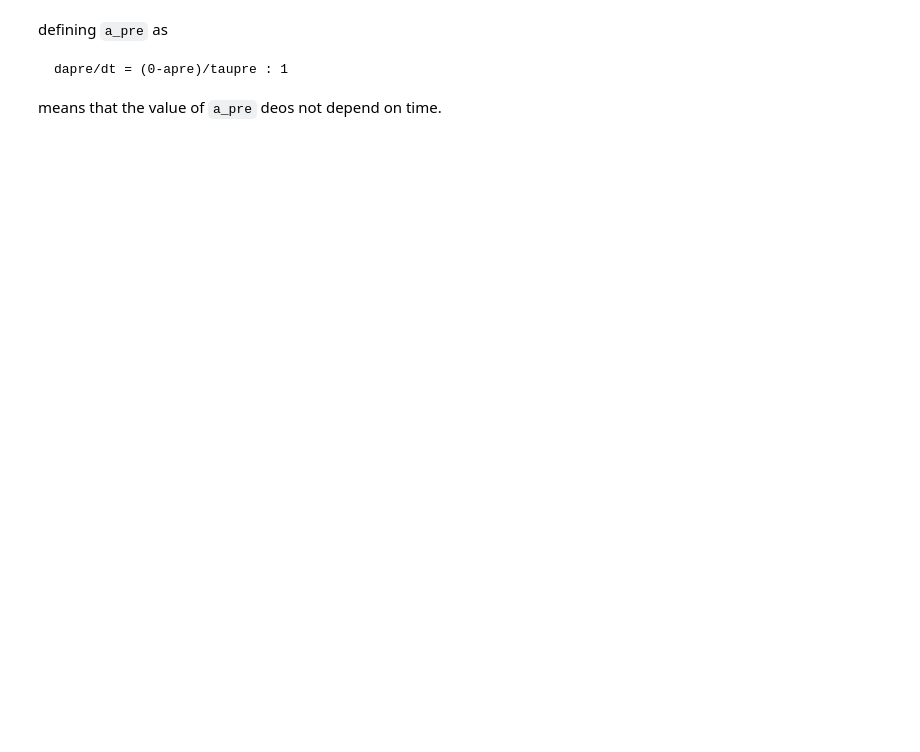
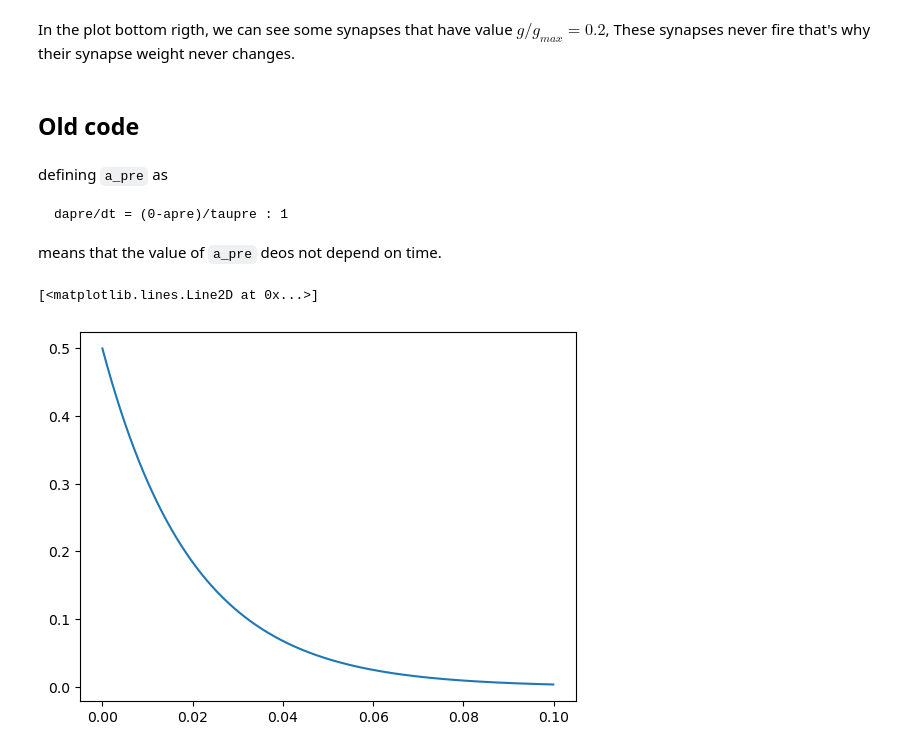
Before and after one commit to mehranfaraji/neuro4ml, a Jupyter notebook: week4-exercise.ipynb, the cells around one changed output. Saved outputs shown, nothing was run; the diff lists cells and outputs as text; code cells hidden in the pictures; blank space fills up the shorter version.

```diff
--- a/week4-exercise.ipynb
+++ b/week4-exercise.ipynb
@@ -178,0 +286,4 @@ pre_spike_mon, post_spike_mon, post_state_mon, state_monitor, S = run_eperiment(
+# %% [markdown]
+In the plot bottom rigth, we can see some synapses that have value $g/g_{max}=0.2$, These synapses never fire that's why their synapse weight never changes.
+# %% [markdown]
+## Old code
@@ -186,11 +337,14 @@ means that the value of `a_pre` deos not depend on time.
 # %%
 start_scope()
 taupre = 20*ms
 eqs = '''
     dapre/dt = (0-apre)/taupre : 1
 '''
 G = NeuronGroup(1, eqs, method='exact')
-G.apre = [0] ## by default the initial value of any variable is 0
+G.apre = [0.5] ## by default the initial value of any variable is 0
 m = StateMonitor(G, 'apre', record=True)
 run(100*ms)
 plot(m.t, m.apre[0])
+# %% [output]
+[<matplotlib.lines.Line2D at 0x...>]
+[figure, added]
```
Also changed, not shown: parts of 26 cells of this notebook.
